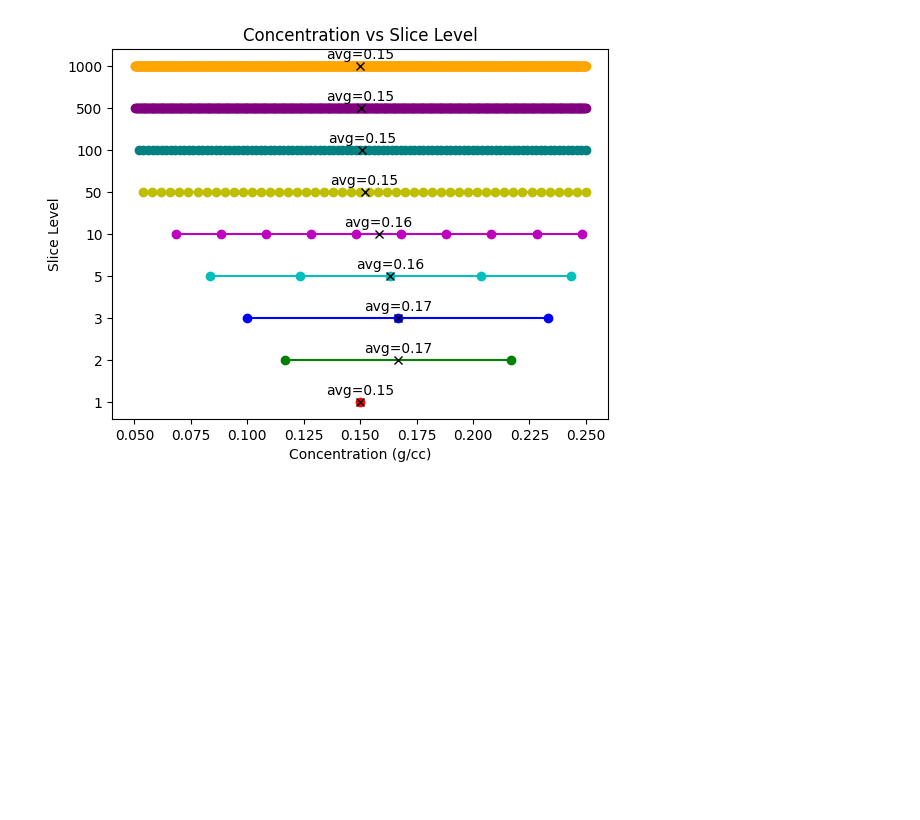
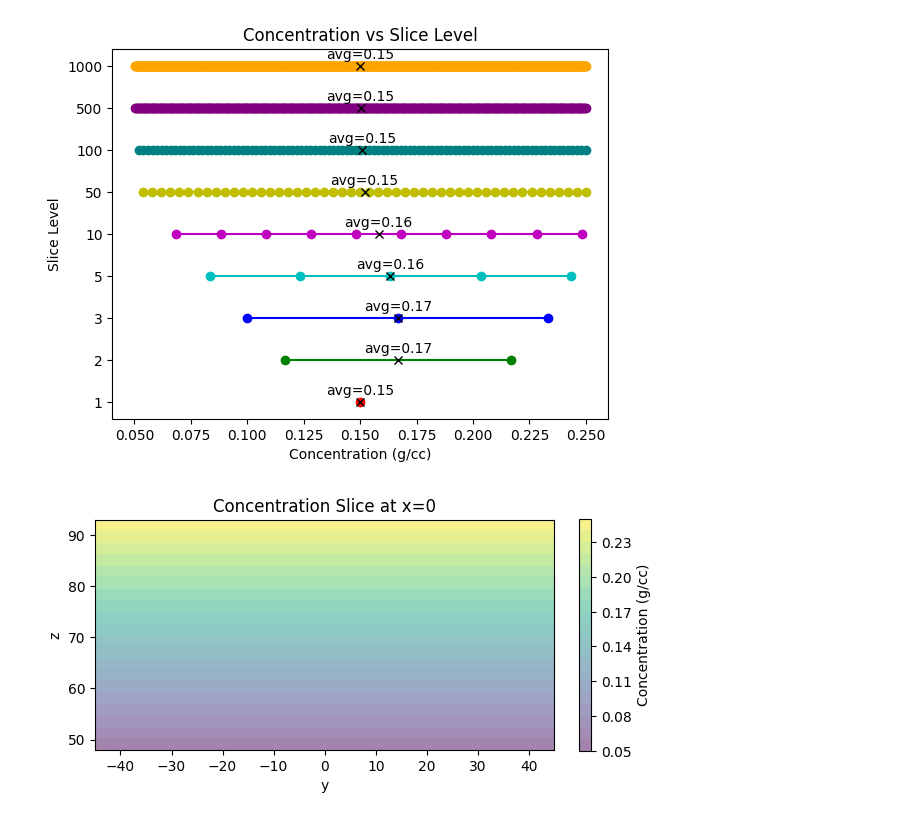
Before and after one commit to JoseACortes/USDAFall2024, a Jupyter notebook: simulations/SoilInSections2/gen/inp/vertical_slice_testing.ipynb, the cells around one changed output. Cells and saved outputs as stored; diff of their text form; code cells hidden in the pictures; blank space fills up the shorter version.

```diff
--- a/simulations/SoilInSections2/gen/inp/vertical_slice_testing.ipynb
+++ b/simulations/SoilInSections2/gen/inp/vertical_slice_testing.ipynb
@@ -306,3 +306,23 @@ for i in range(len(lms)):
 plt.show()
 # %% [output]
 [figure]
+# %%
+fig, ax = plt.subplots()
+
+contourf, conc = ss.yz_slice_inspect(ax, conc_func, -45, 45, 48, 48+45, v_min=v_min, v_max=v_max)
+# aspect ratio = 1
+ax.set_aspect('equal', adjustable='box')
+# add a colorbar
+cbar = plt.colorbar(contourf, ax=ax, orientation='vertical', fraction=0.0234)
+cbar.set_label('Concentration (g/cc)')
+plt.xlabel('y')
+plt.ylabel('z')
+plt.title('Concentration Slice at x=0')
+
+
+# export as carbon_content.png
+plt.savefig('carbon_content.png')
+
+plt.show()
+# %% [output]
+[figure, added]
```
Also changed, not shown: 14 other files.
